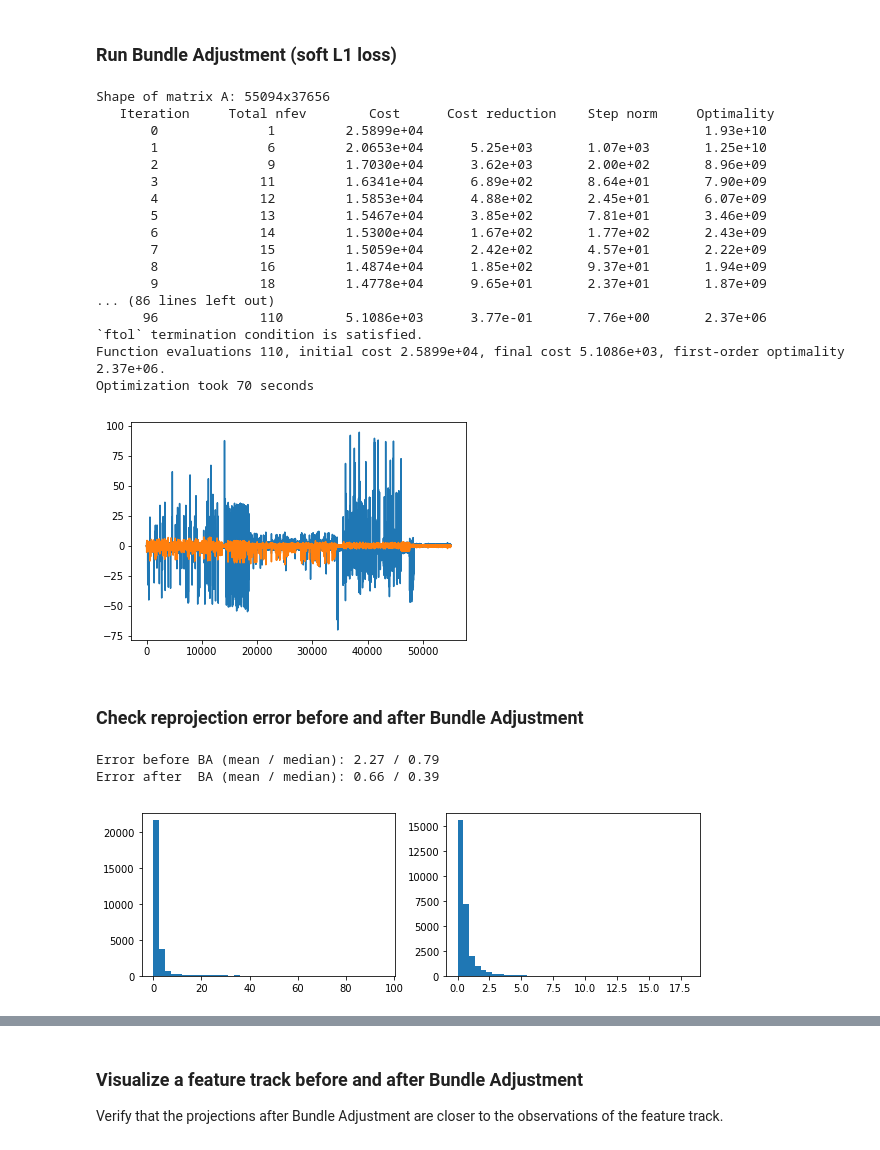
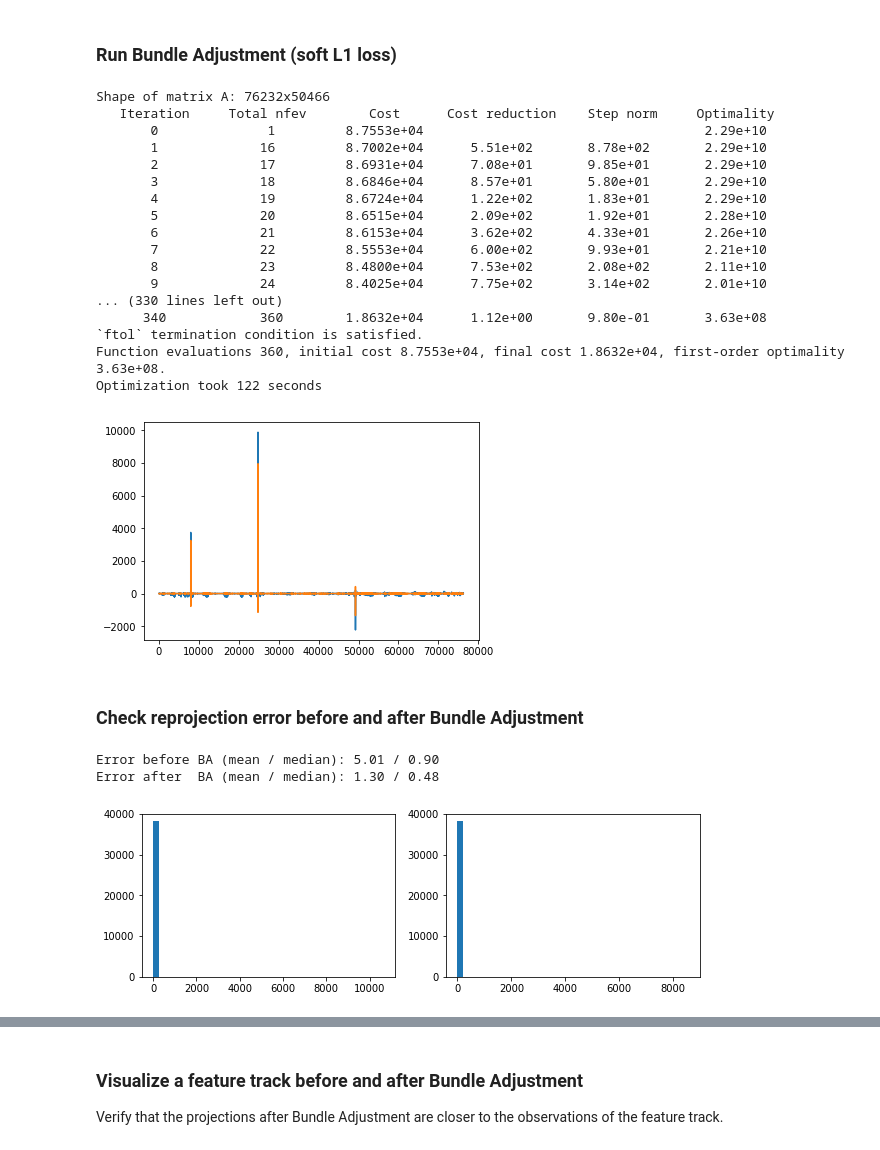
Before and after one commit to centreborelli/sat-bundleadjust, a Jupyter notebook: skysat_pipeline.ipynb, the cells around one changed output, grey strips where cells are left out. Cells and saved outputs as stored; diff of their text form; code cells hidden in the pictures.

```diff
--- a/skysat_pipeline.ipynb
+++ b/skysat_pipeline.ipynb
@@ -30,6 +29,8 @@ The autoreload extension is already loaded. To reload it, use:
 ### Read SkySat images and RPCs
 # %%
 import glob
+
+rpcs_from_images = True
 
 # load images from folder and rpcs from TXT
 exp_name = 'skysat_scene/tristereo-sample-morenci'
@@ -37,7 +38,7 @@ input_dir = os.path.join('ba_experiments/',exp_name)
 
 # read tiff images
 myimages = np.sort(glob.glob(input_dir+'/frames/*.tif'))
-myimages = myimages[:10]
+#myimages = myimages[:10]
 print('Found {} images'.format(len(myimages)))
 n_cam = len(myimages)
 print('Number of images to be used:', n_cam)
@@ -48,12 +49,12 @@ for image in myimages:
 #vistools.display_gallery(mycrops)
 
 # load RPC coefficients
-os.chdir('../s2p/')
-from s2plib import rpc_model
-#myrpcs2 = [rpc_model.RPCModel('../IS18/'+os.path.splitext(im)[0]+'_rpc.txt') for im in myimages]
-myrpcs2 = [rpc_model.RPCModel('../IS18/'+os.path.splitext(im)[0]+'_RPC.TXT') for im in myimages]
+if not rpcs_from_images:
+    #myrpcs2 = [rpc_model.RPCModel('../IS18/'+os.path.splitext(im)[0]+'_rpc.txt') for im in myimages]
+    myrpcs2 = [s2p.rpc_model.RPCModel('../IS18/'+os.path.splitext(im)[0]+'_RPC.TXT') for im in myimages]
+else:
+    myrpcs2 = [s2p.rpc_utils.rpc_from_geotiff('../IS18/'+x) for x in myimages]
 print('Finished loading RPC coefficients')
-os.chdir('../IS18/')
 # %% [output]
 Found 6 images
 Number of images to be used: 6
@@ -63,15 +64,14 @@ Finished loading RPC coefficients
 # %%
 # approximate rpcs as a as projective matrices
 
-os.chdir('../s2p/')
-from s2plib import rpc_utils
 cam_model = 'Perspective'
 P_crop = []
-for rpc2, crop in zip(myrpcs2, mycrops):
+for rpc2, crop, iter_cont in zip(myrpcs2, mycrops, np.arange(len(mycrops))):
     x, y, w, h = 0, 0, crop['crop'].shape[1], crop['crop'].shape[0]
-    P_img = rpc_utils.approximate_rpc_as_projective(rpc2, [x,x+w,10], [y,y+h,10], \
-                                                    [rpc2.altOff - 100, rpc2.altOff + 100, 10], verbose=False)
+    P_img = s2p.rpc_utils.approx_rpc_as_proj_matrix(rpc2, [x,x+w,10], [y,y+h,10], \
+                                                [rpc2.alt_offset - 100, rpc2.alt_offset + 100, 10])
     P_crop.append(P_img/P_img[2,3])
-print('RPCs successfully approximated as projection matrices')
-os.chdir('../IS18/')
+    print('\rCamera {} / {} done'.format(iter_cont+1, len(mycrops)), end = '\r')
+
+print('\nRPCs successfully approximated as projection matrices')
 # %% [output]
@@ -332,46 +744,46 @@ plt.plot(res.fun);
 # recover BA output
 pts_3d_ba, cam_params_ba, P_crop_ba = ba_utils.get_ba_output(res.x, ba_params, properR_axis, cam_params, pts_3d)
 # %% [output]
-Shape of matrix A: 55094x37656
+Shape of matrix A: 76232x50466
    Iteration     Total nfev        Cost      Cost reduction    Step norm     Optimality
-       0              1         2.5899e+04                                    1.93e+10
-       1              6         2.0653e+04      5.25e+03       1.07e+03       1.25e+10
-       2              9         1.7030e+04      3.62e+03       2.00e+02       8.96e+09
-       3             11         1.6341e+04      6.89e+02       8.64e+01       7.90e+09
-       4             12         1.5853e+04      4.88e+02       2.45e+01       6.07e+09
-       5             13         1.5467e+04      3.85e+02       7.81e+01       3.46e+09
-       6             14         1.5300e+04      1.67e+02       1.77e+02       2.43e+09
-       7             15         1.5059e+04      2.42e+02       4.57e+01       2.22e+09
-       8             16         1.4874e+04      1.85e+02       9.37e+01       1.94e+09
-       9             18         1.4778e+04      9.65e+01       2.37e+01       1.87e+09
-... (86 lines left out)
-      96             110        5.1086e+03      3.77e-01       7.76e+00       2.37e+06
+       0              1         8.7553e+04                                    2.29e+10
+       1             16         8.7002e+04      5.51e+02       8.78e+02       2.29e+10
+       2             17         8.6931e+04      7.08e+01       9.85e+01       2.29e+10
+       3             18         8.6846e+04      8.57e+01       5.80e+01       2.29e+10
+       4             19         8.6724e+04      1.22e+02       1.83e+01       2.29e+10
+       5             20         8.6515e+04      2.09e+02       1.92e+01       2.28e+10
+       6             21         8.6153e+04      3.62e+02       4.33e+01       2.26e+10
+       7             22         8.5553e+04      6.00e+02       9.93e+01       2.21e+10
+       8             23         8.4800e+04      7.53e+02       2.08e+02       2.11e+10
+       9             24         8.4025e+04      7.75e+02       3.14e+02       2.01e+10
+... (330 lines left out)
+      340            360        1.8632e+04      1.12e+00       9.80e-01       3.63e+08
 `ftol` termination condition is satisfied.
-Function evaluations 110, initial cost 2.5899e+04, final cost 5.1086e+03, first-order optimality 2.37e+06.
-Optimization took 70 seconds
+Function evaluations 360, initial cost 8.7553e+04, final cost 1.8632e+04, first-order optimality 3.63e+08.
+Optimization took 122 seconds
-[figure, old version]
+[figure, new version]
 # %% [markdown]
 ### Check reprojection error before and after Bundle Adjustment
 # %%
 # check BA error performance
 
 des_norm = np.repeat(pts_2d_w,2, axis=0)
 
-init_e = np.sort(np.add.reduceat(abs(f0.astype(float)/des_norm), np.arange(0, len(f0), 2)))
+init_e = np.add.reduceat(abs(f0.astype(float)/des_norm), np.arange(0, len(f0), 2))
 init_e_mean = np.mean(init_e)
 init_e_median = np.median(init_e)
 
-ba_e = np.sort(np.add.reduceat(abs(res.fun.astype(float)/des_norm), np.arange(0, len(res.fun), 2)))
+ba_e = np.add.reduceat(abs(res.fun.astype(float)/des_norm), np.arange(0, len(res.fun), 2))
 ba_e_mean = np.mean(ba_e)
 ba_e_median = np.median(ba_e)
 
 print('Error before BA (mean / median): {:.2f} / {:.2f}'.format(init_e_mean, init_e_median))
 print('Error after  BA (mean / median): {:.2f} / {:.2f}'.format(ba_e_mean, ba_e_median))
 
 _,f = plt.subplots(1, 2, figsize=(10,3))
 f[0].hist(init_e, bins=40);
 f[1].hist(ba_e, bins=40);
 # %% [output]
-Error before BA (mean / median): 2.27 / 0.79
-Error after  BA (mean / median): 0.66 / 0.39
+Error before BA (mean / median): 5.01 / 0.90
+Error after  BA (mean / median): 1.30 / 0.48
-[figure, old version]
+[figure, new version]
```
Also changed, not shown: parts of 27 cells of this notebook, 3 other files.
